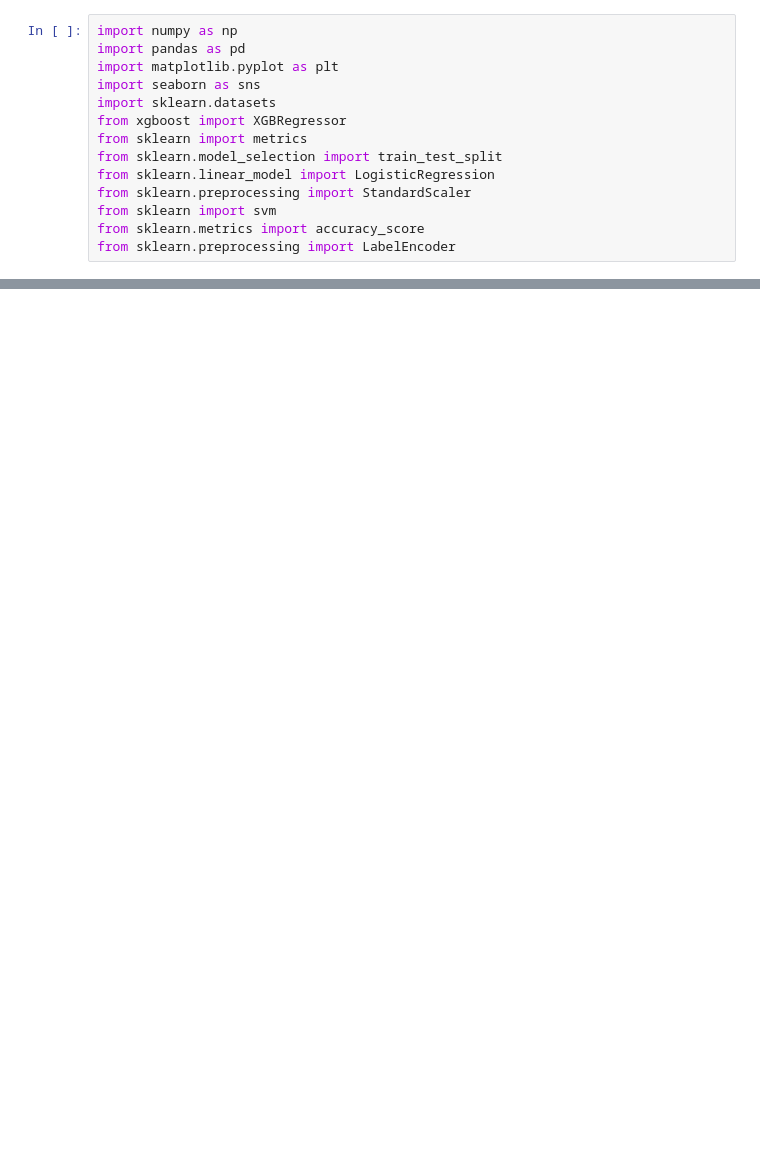
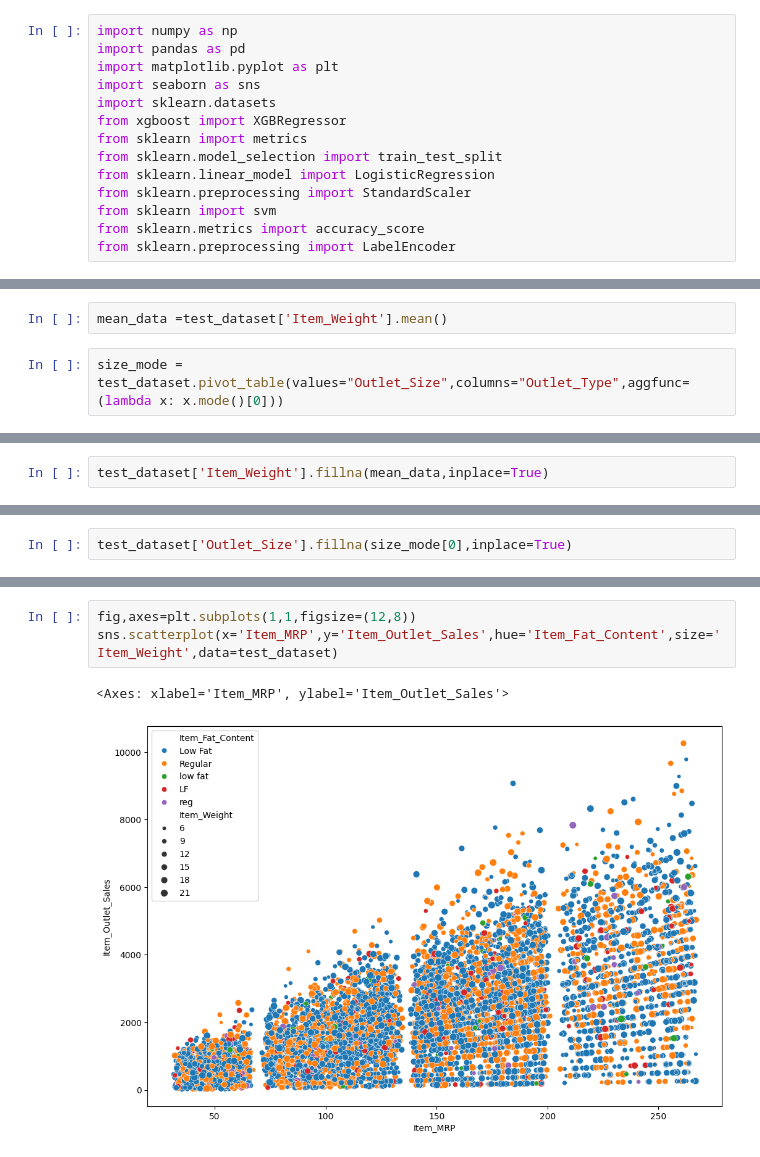
Before and after one commit to hkumi/Be12pp-simulation, a Jupyter notebook: Project_12__Big_Mart_Sales.ipynb, the cells around one changed output, grey strips where cells are left out. Cells and saved outputs as stored; diff of their text form; blank space fills up the shorter version.

```diff
--- a/Project_12__Big_Mart_Sales.ipynb
+++ b/Project_12__Big_Mart_Sales.ipynb
@@ -22,0 +84,4 @@ test_dataset.shape
+# %%
+mean_data =test_dataset['Item_Weight'].mean()
+# %%
+size_mode = test_dataset.pivot_table(values="Outlet_Size",columns="Outlet_Type",aggfunc=(lambda x: x.mode()[0]))
@@ -22,0 +96,2 @@ test_dataset.shape
+# %%
+test_dataset['Item_Weight'].fillna(mean_data,inplace=True)
@@ -22,0 +115,2 @@ test_dataset.shape
+# %%
+test_dataset['Outlet_Size'].fillna(size_mode[0],inplace=True)
@@ -22,0 +143,6 @@ test_dataset.shape
+# %%
+fig,axes=plt.subplots(1,1,figsize=(12,8))
+sns.scatterplot(x='Item_MRP',y='Item_Outlet_Sales',hue='Item_Fat_Content',size='Item_Weight',data=test_dataset)
+# %% [output]
+<Axes: xlabel='Item_MRP', ylabel='Item_Outlet_Sales'>
+[figure, added]
```
Also changed, not shown: parts of 12 cells of this notebook.
